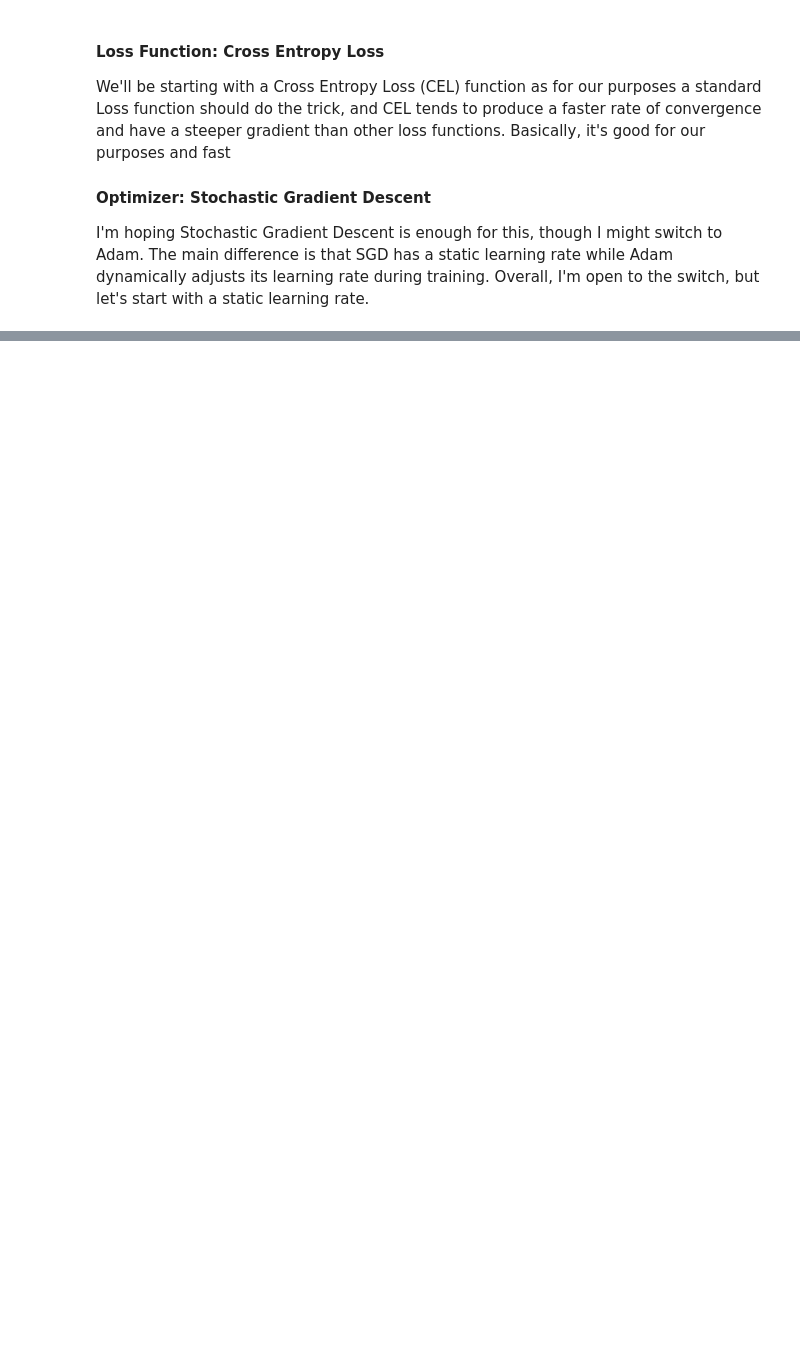
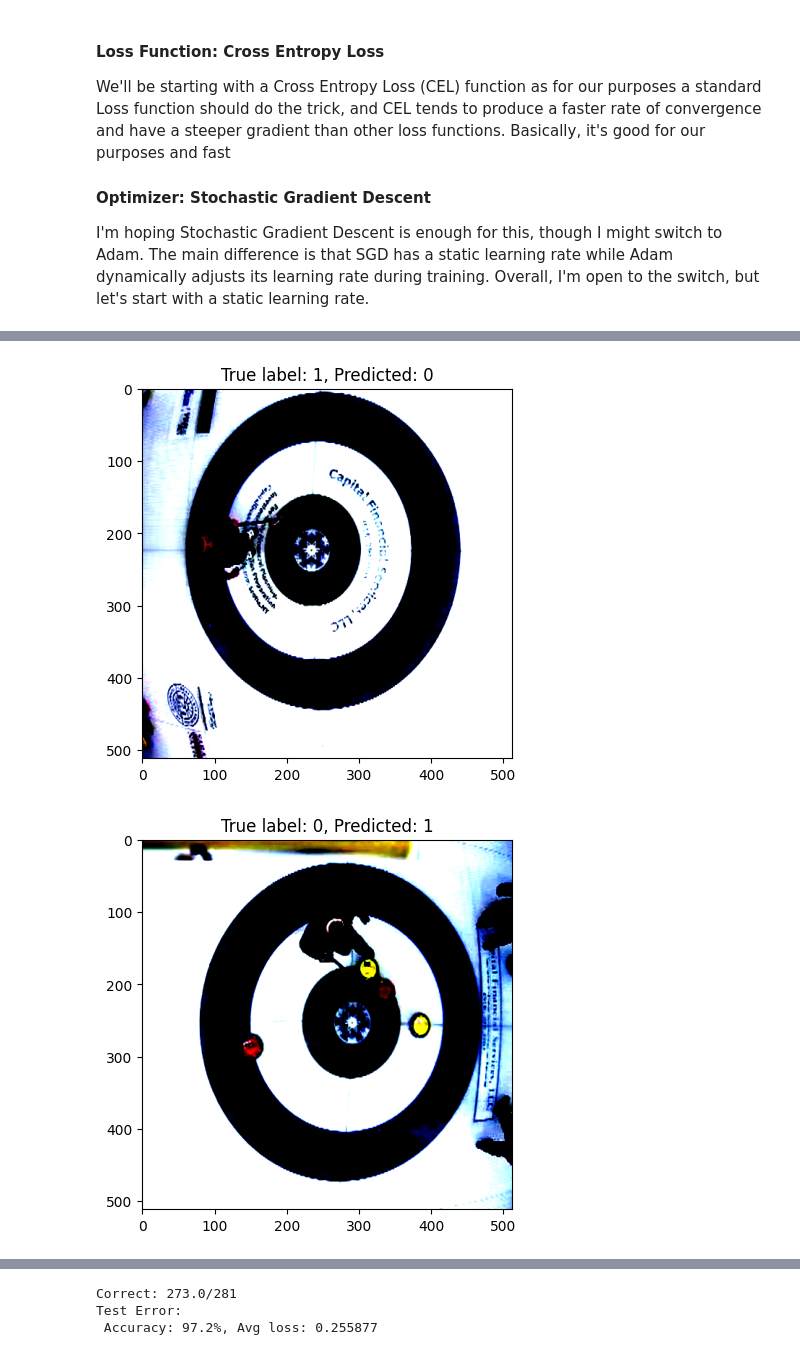
Before and after one commit to anderm18/CurlingVAR, a Jupyter notebook: CurlingHouseClassifier.ipynb, the cells around one changed output, grey strips where cells are left out. Saved outputs shown, nothing was run; the diff lists cells and outputs as text; code cells hidden in the pictures; blank space fills up the shorter version.

Commit message:
Convolution Network, House Classifier, %95 Test, %97.2 Validation

```diff
--- a/CurlingHouseClassifier.ipynb
+++ b/CurlingHouseClassifier.ipynb
@@ -80,7 +76,7 @@ class CurlingDataset(Dataset):
 
     img_path = os.path.join(self.img_dir, self.data.iloc[index, 1])
 
-    image = read_image(img_path)
+    image = PIL.Image.open(img_path).convert('RGB')
     label = torch.tensor(int(self.data.iloc[index, 2]))
 
     if self.transform:
@@ -237,4 +237,4 @@ We'll be starting with a Cross Entropy Loss (CEL) function as for our purposes a
 I'm hoping Stochastic Gradient Descent is enough for this, though I might switch to Adam. The main difference is that SGD has a static learning rate while Adam dynamically adjusts its learning rate during training. Overall, I'm open to the switch, but let's start with a static learning rate.
 # %%
 loss = torch.nn.CrossEntropyLoss()
-optimizer = torch.optim.SGD(model.parameters(), lr=1e-4)
+optimizer = torch.optim.Adam(model.parameters(), lr=.001)
@@ -240,0 +294,6 @@ optimizer = torch.optim.SGD(model.parameters(), lr=1e-4)
+# %%
+epochs = 10
+for t in range(epochs):
+  print(f"Epoch {t+1}\n-------------------------------")
+  train(train_dataloader, model, loss, optimizer)
+  test(test_dataloader, model, loss)
@@ -240,0 +333,44 @@ optimizer = torch.optim.SGD(model.parameters(), lr=1e-4)
+# %%
+feature_batch, label_batch = next(iter(validate_dataloader))
+size = len(validate_dataloader.dataset)
+num_batches = len(validate_dataloader)
+model.eval()
+misclassified_image = []
+misclassified_label = []
+misclassified_pred = []
+
+# This is to collect for a confusion Matrix
+preds = []
+targets =[]
+
+
+test_loss, correct = 0, 0
+with torch.no_grad():
+  for X, y in validate_dataloader:
+    X, y = X.to(device), y.to(device)
+    pred = model(X)
+    test_loss += loss(pred, y).item()
+    correct += (pred.argmax(1) == y).type(torch.float).sum().item()
+    preds.append((pred.argmax(1)).type(torch.float).cpu())
+    targets.append(y.type(torch.float).cpu())
+
+    misclassified_idx = (pred.argmax(1) == y).logical_not().nonzero(as_tuple=True)[0]
+    if len(misclassified_idx) > 0:
+        misclassified_image.append(X[misclassified_idx[0]])
+        misclassified_label.append(y[misclassified_idx[0]].item())
+        misclassified_pred.append(pred[misclassified_idx[0]].argmax().item())
+
+for misclassified_image, misclassified_label, misclassified_pred in zip(misclassified_image, misclassified_label, misclassified_pred):
+    misclassified_image = misclassified_image.cpu().permute(1, 2, 0)  # Change from CxHxW to HxWxC
+    misclassified_image = torch.clamp(misclassified_image, 0, 1)  # Ensure image values are within [0, 1]
+    plt.imshow(misclassified_image)
+    plt.title(f"True label: {misclassified_label}, Predicted: {misclassified_pred}")
+    plt.show()
+
+test_loss /= num_batches
+print(f"Correct: {correct}/{size}")
+correct /= size
+print(f"Test Error: \n Accuracy: {(100*correct):>0.1f}%, Avg loss: {test_loss:>8f} \n")
+# %% [output]
+[figure, added]
+[figure, added]
@@ -240,0 +378,3 @@ optimizer = torch.optim.SGD(model.parameters(), lr=1e-4)
+Correct: 273.0/281
+Test Error:
+ Accuracy: 97.2%, Avg loss: 0.255877
```
Also changed, not shown: parts of 22 cells of this notebook.
